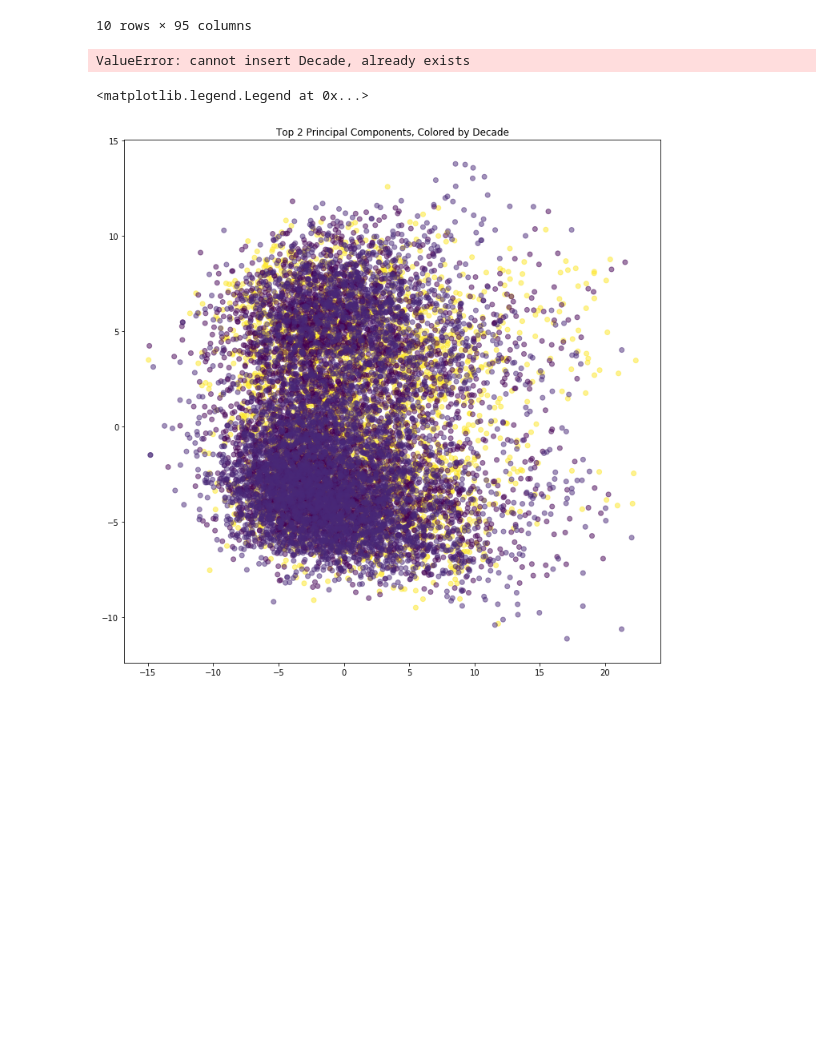
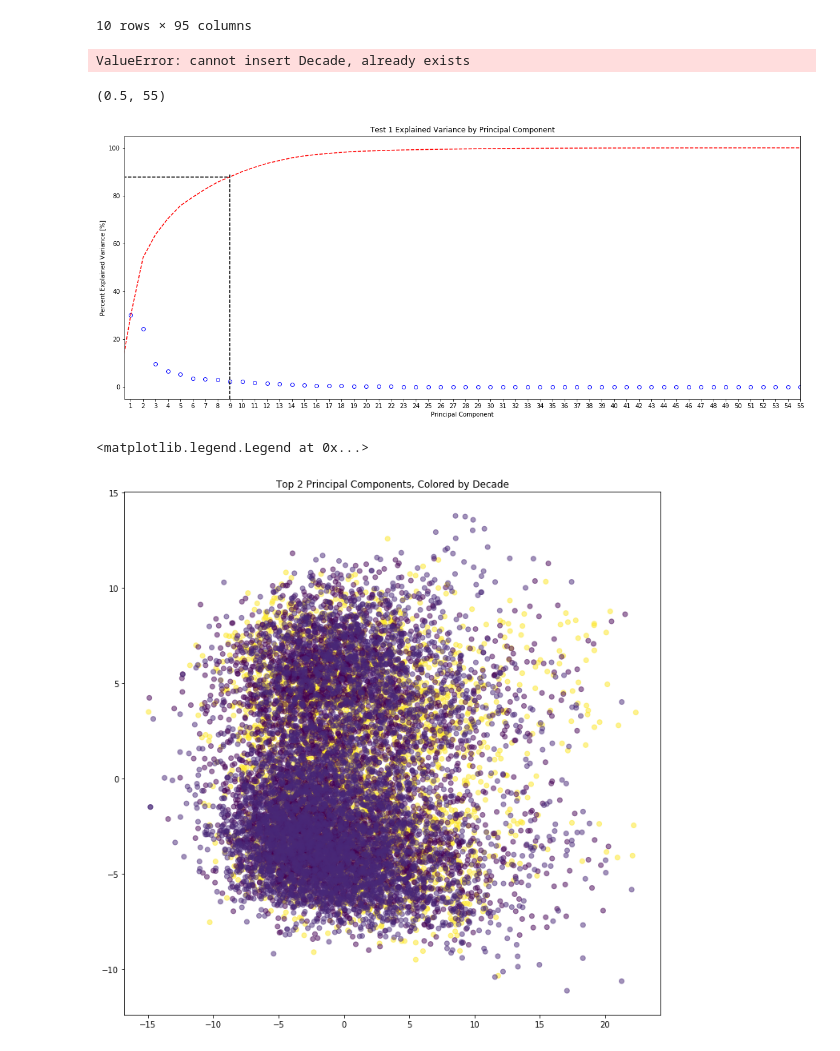
Before and after one commit to burnhamdr/NBA-Decade-Comparison, a Jupyter notebook: NBAstatsExploration.ipynb, the cells around one changed output. Cells and saved outputs as stored; diff of their text form; code cells hidden in the pictures; blank space fills up the shorter version.

Commit message:
visualizing explained variance

```diff
--- a/NBAstatsExploration.ipynb
+++ b/NBAstatsExploration.ipynb
@@ -130,4 +130,42 @@ print(stats.shape)#shape of original data set
 print(stats_filt.shape)#shape after filtering on games played
 # %% [output]
 ValueError: cannot insert Decade, already exists
+# %%
+#standardize data before PCA
+X = StandardScaler().fit_transform(stats_filt.loc[:, 'MP_pg':])
+
+#perform PCA
+pca = PCA()
+principalComponents = pca.fit_transform(X)
+pDf_1 = pd.DataFrame(data = principalComponents[:,:2], columns = ['PC1', 'PC2'])
+pDf_1['Decade']  = stats_filt['Decade'].tolist()
+pDf_1['Pos'] = stats_filt['Pos'].tolist()
+
+percent_explained_var = 100*pca.explained_variance_/sum(pca.explained_variance_)
+cut_off = 10
+cumulative = 0
+cumulative_exp = [0]
+required_modes = 0
+first_time = True
+for i in range(0, len(percent_explained_var)):
+    cumulative = cumulative + percent_explained_var[i]
+    cumulative_exp.append(cumulative)
+    if cumulative > (100 - cut_off) and first_time:
+        required_modes = i
+        first_time = False
+
+
+f, ax1 = plt.subplots(1, 1, figsize=(20, 8))
+ax1.plot(np.arange(0,10,1), cumulative_exp[required_modes]*np.ones(10), 'k--')
+ax1.plot(np.arange(1,len(pca.explained_variance_) + 1,1).astype(int), percent_explained_var, 'bo', fillStyle='none')
+ax1.plot(np.arange(0,len(pca.explained_variance_) + 1,1).astype(int), cumulative_exp, 'r--')
+ax1.axvline(x=required_modes, ymin=0, ymax=cumulative_exp[required_modes-1]/100., c='k', ls = '--')
+ax1.set_xticks(np.arange(0,len(pca.explained_variance_) + 1,1))
+ax1.set_title('Test 1 Explained Variance by Principal Component')
+ax1.set_ylabel('Percent Explained Variance [%]')
+ax1.set_xlabel('Principal Component')
+ax1.set_xlim([0.5, 55])
+# %% [output]
+(0.5, 55)
+[figure, added]
 # %%
```
Also changed, not shown: parts of 2 cells of this notebook.
